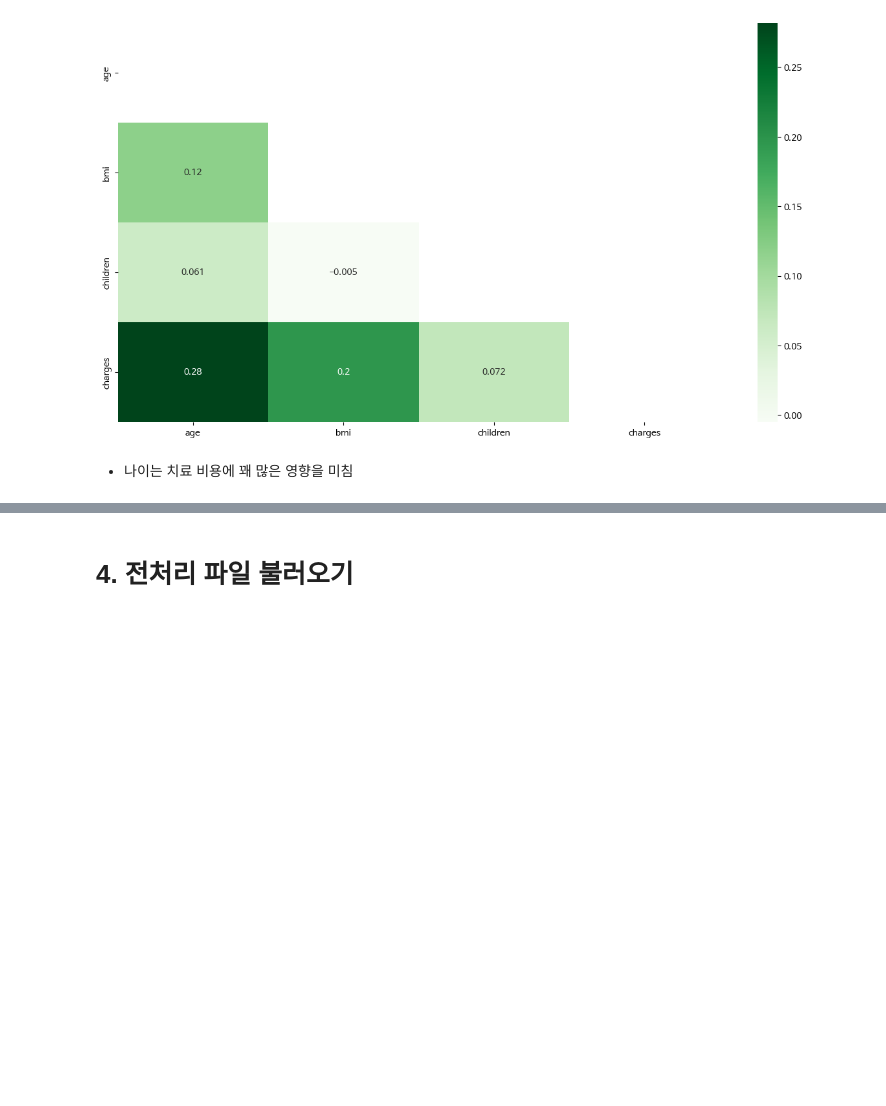
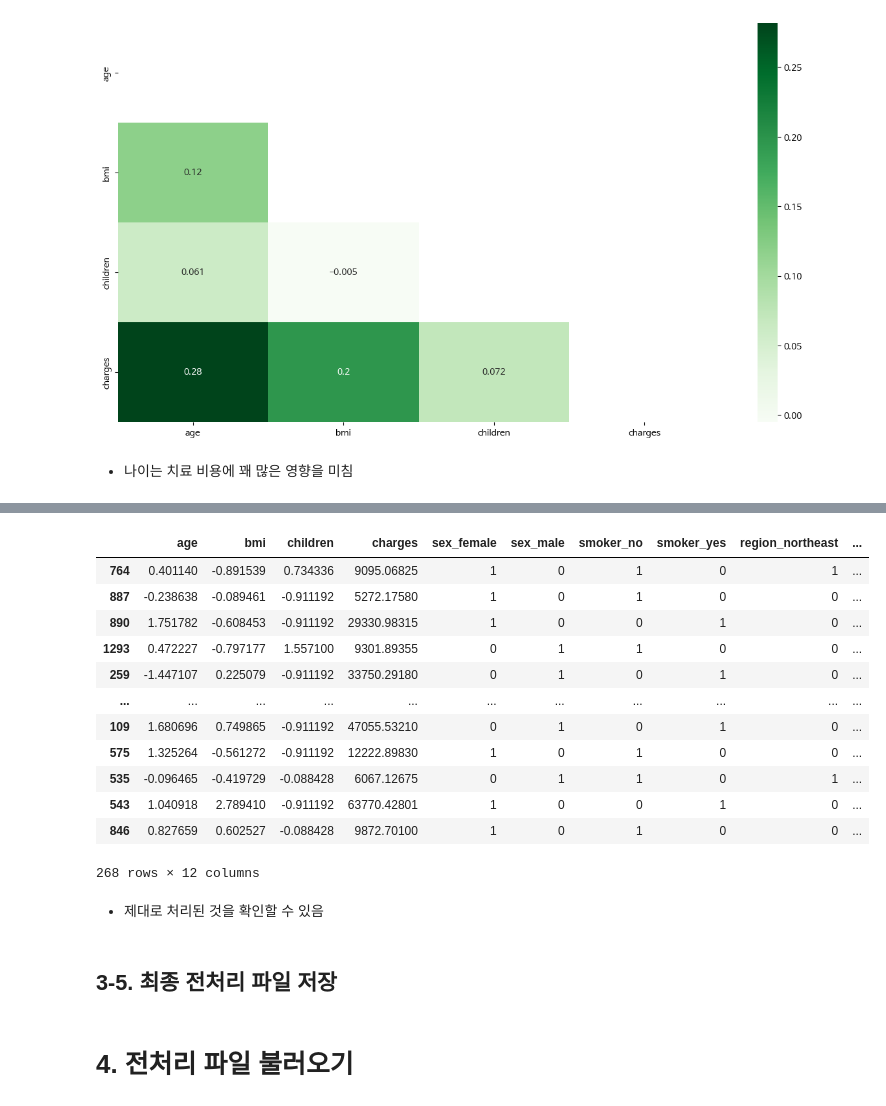
Before and after one commit to chasubeen/ESAA_8TH_OB, a Jupyter notebook: mini_proj(1)/OBProject1_final.ipynb, the cells around one changed output, grey strips where cells are left out. Cells and saved outputs as stored; diff of their text form; code cells hidden in the pictures; blank space fills up the shorter version.

```diff
--- a/mini_proj(1)/OBProject1_final.ipynb
+++ b/mini_proj(1)/OBProject1_final.ipynb
@@ -356,0 +472,20 @@ plt.show()
+# %%
+test_df
+# %% [output]
+|  | age | bmi | children | charges | sex_female | sex_male | smoker_no | smoker_yes | region_northeast | ... |
+| 764 | 0.401140 | -0.891539 | 0.734336 | 9095.06825 | 1 | 0 | 1 | 0 | 1 | ... |
+| 887 | -0.238638 | -0.089461 | -0.911192 | 5272.17580 | 1 | 0 | 1 | 0 | 0 | ... |
+| 890 | 1.751782 | -0.608453 | -0.911192 | 29330.98315 | 1 | 0 | 0 | 1 | 0 | ... |
+| 1293 | 0.472227 | -0.797177 | 1.557100 | 9301.89355 | 0 | 1 | 1 | 0 | 0 | ... |
+| 259 | -1.447107 | 0.225079 | -0.911192 | 33750.29180 | 0 | 1 | 0 | 1 | 0 | ... |
+| ... | ... | ... | ... | ... | ... | ... | ... | ... | ... | ... |
+| 109 | 1.680696 | 0.749865 | -0.911192 | 47055.53210 | 0 | 1 | 0 | 1 | 0 | ... |
+| 575 | 1.325264 | -0.561272 | -0.911192 | 12222.89830 | 1 | 0 | 1 | 0 | 0 | ... |
+| 535 | -0.096465 | -0.419729 | -0.088428 | 6067.12675 | 0 | 1 | 1 | 0 | 1 | ... |
+| 543 | 1.040918 | 2.789410 | -0.911192 | 63770.42801 | 1 | 0 | 0 | 1 | 0 | ... |
+| 846 | 0.827659 | 0.602527 | -0.088428 | 9872.70100 | 1 | 0 | 1 | 0 | 0 | ... |
+268 rows × 12 columns
+# %% [markdown]
+- 제대로 처리된 것을 확인할 수 있음
+# %% [markdown]
+## **3-5. 최종 전처리 파일 저장**
```
Also changed, not shown: parts of 19 cells of this notebook.
